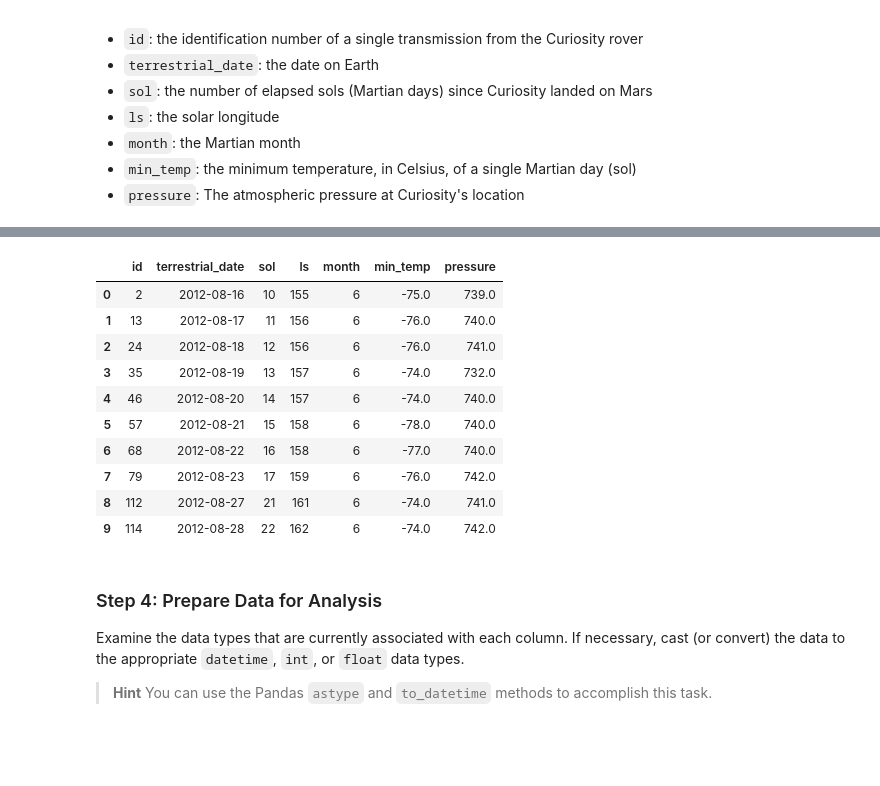
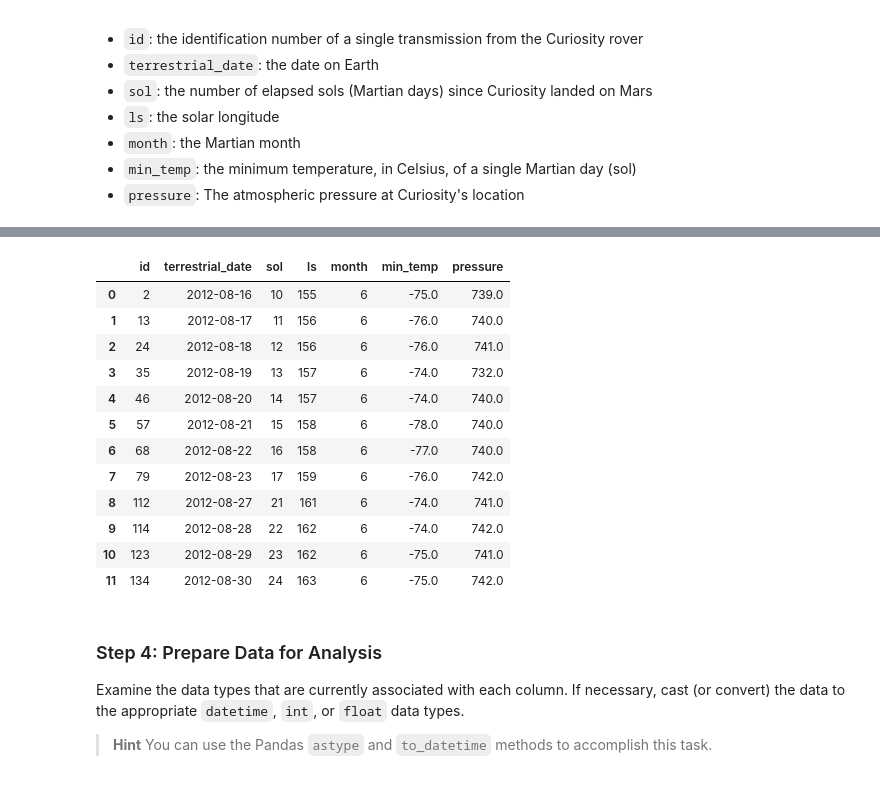
Before and after one commit to rdekker3/data-collection, a Jupyter notebook: part_2_mars_weather.ipynb, the cells around one changed output, grey strips where cells are left out. Cells and saved outputs as stored; diff of their text form; code cells hidden in the pictures; blank space fills up the shorter version.

```diff
--- a/part_2_mars_weather.ipynb
+++ b/part_2_mars_weather.ipynb
@@ -29,9 +29,9 @@ Note that this can also be achieved by using the Pandas `read_html` function. Ho
 # %%
 # Create a Beautiful Soup Object
 html = browser.html
-soup = soup(html, "html.parser")
+BS = soup(html, 'html.parser')
 # %%
 # Extract all rows of data
-all_rows = soup.find_all("table", class_="table")
-all_rows
+table = BS.find('table', class_='table')
+table
 # %% [output]
@@ -66,10 +66,18 @@ Assemble the scraped data into a Pandas DataFrame. The columns should have the s
 * `pressure`: The atmospheric pressure at Curiosity's location
 # %%
 # Create an empty list
-temps_list =[]
-columns =["id", "terrestrial_date", "sol", "ls","month", "min_temp", "pressure"]
+
+empty_list = []
+columns =["id", "terrestrial_date", "sol", "ls","month", "min_temp", "pressure"]#Using columns provided in Step 3 instructions
+
 # Loop through the scraped data to create a list of rows
-for temp in temps:
-    tds = temp.find_all("td")
-    temperatures = [td.text for td in tds]
-    temps_list.append(temperatures)
+
+rows = table.find_all('tr', class_='data-row')
+
+
+for row in rows:
+    temperatures = []
+    row_data = row.find_all('td')
+    for i in row_data:
+        temperatures.append(i.text)
+    empty_list.append(temperatures)
@@ -96,21 +104,23 @@ temps_list #display the lists
 # %%
 # Create a Pandas DataFrame by using the list of rows and a list of the column names
-temps_df = pd.DataFrame(temps_list, columns=columns)
+temps_df = pd.DataFrame(empty_list, columns=columns)
 # %%
 # Confirm DataFrame was created successfully
-temps_df.head(10)
+temps_df.head(12)
 # %% [output]
 |  | id | terrestrial_date | sol | ls | month | min_temp | pressure |
 | 0 | 2 | 2012-08-16 | 10 | 155 | 6 | -75.0 | 739.0 |
 | 1 | 13 | 2012-08-17 | 11 | 156 | 6 | -76.0 | 740.0 |
 | 2 | 24 | 2012-08-18 | 12 | 156 | 6 | -76.0 | 741.0 |
 | 3 | 35 | 2012-08-19 | 13 | 157 | 6 | -74.0 | 732.0 |
 | 4 | 46 | 2012-08-20 | 14 | 157 | 6 | -74.0 | 740.0 |
 | 5 | 57 | 2012-08-21 | 15 | 158 | 6 | -78.0 | 740.0 |
 | 6 | 68 | 2012-08-22 | 16 | 158 | 6 | -77.0 | 740.0 |
 | 7 | 79 | 2012-08-23 | 17 | 159 | 6 | -76.0 | 742.0 |
 | 8 | 112 | 2012-08-27 | 21 | 161 | 6 | -74.0 | 741.0 |
 | 9 | 114 | 2012-08-28 | 22 | 162 | 6 | -74.0 | 742.0 |
+| 10 | 123 | 2012-08-29 | 23 | 162 | 6 | -75.0 | 741.0 |
+| 11 | 134 | 2012-08-30 | 24 | 163 | 6 | -75.0 | 742.0 |
 # %% [markdown]
 ### Step 4: Prepare Data for Analysis
 
```
Also changed, not shown: parts of 9 cells of this notebook, 2 other files.
